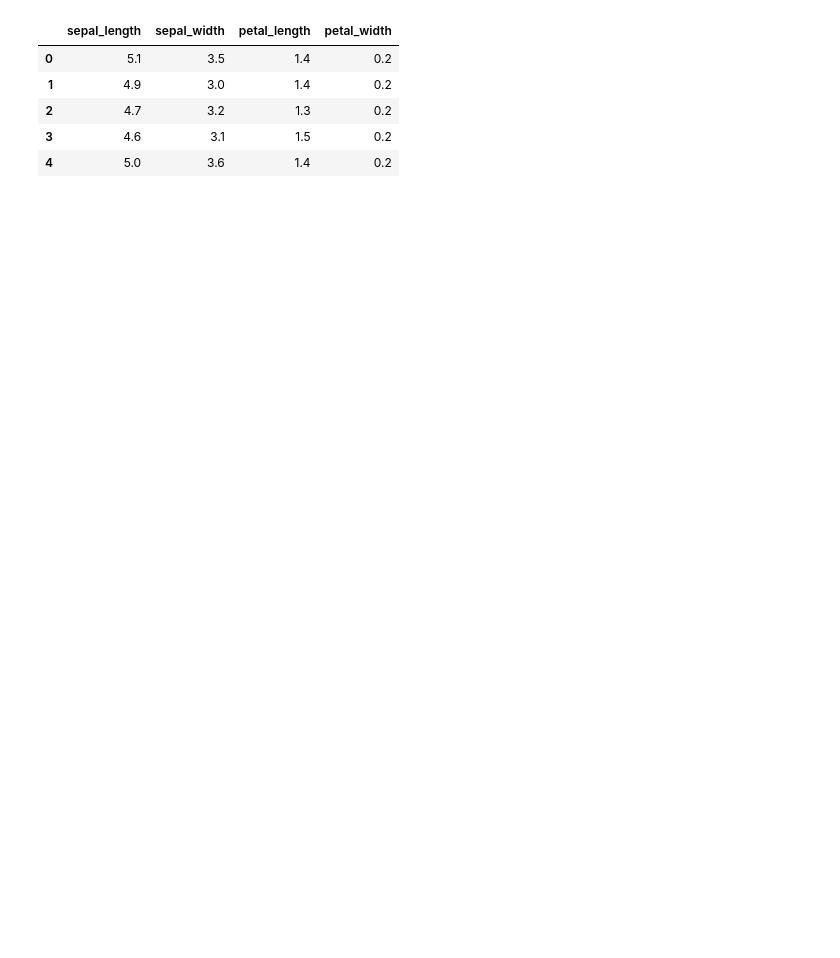
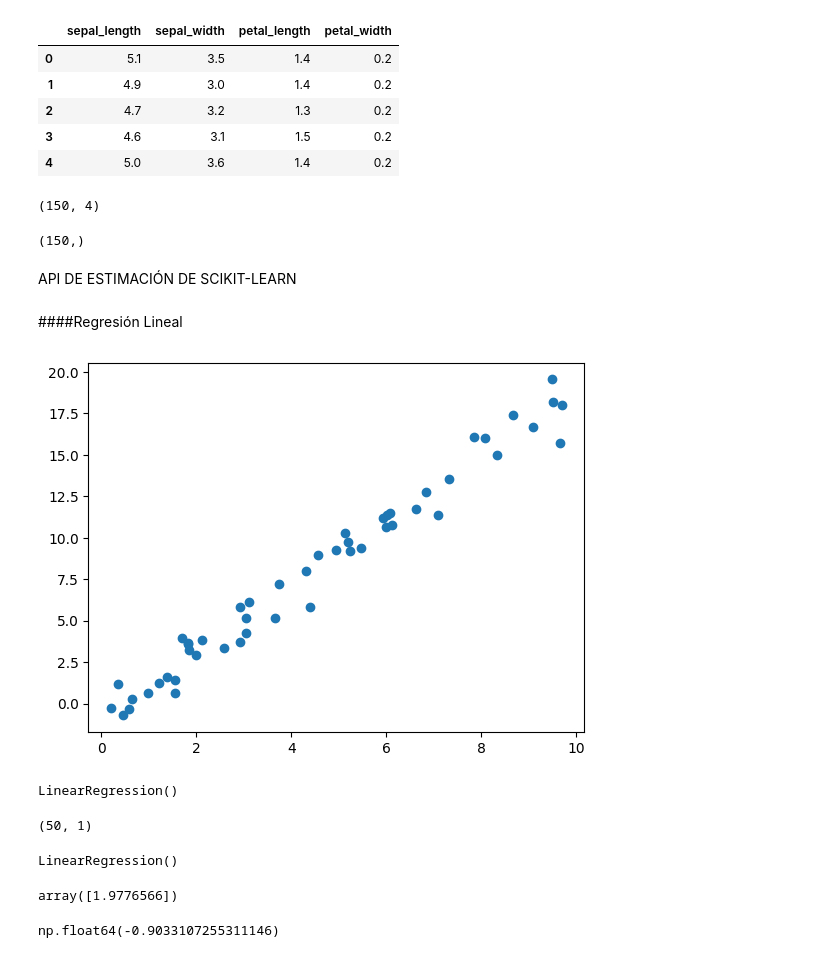
Before and after one commit to m-ony/mineria-de-datos, a Jupyter notebook: Minería_de_Datos.ipynb, the cells around one changed output. Drawn from its saved outputs; the diff is of its cells as text; code cells hidden in the pictures; blank space fills up the shorter version.

Commit message:
Scikit-Learn

```diff
--- a/Minería_de_Datos.ipynb
+++ b/Minería_de_Datos.ipynb
@@ -2682,3 +2682,27 @@ X.head()
 | 2 | 4.7 | 3.2 | 1.3 | 0.2 |
 | 3 | 4.6 | 3.1 | 1.5 | 0.2 |
 | 4 | 5.0 | 3.6 | 1.4 | 0.2 |
+# %%
+X_iris = iris.drop('species', axis=1)
+X_iris.shape
+# %% [output]
+(150, 4)
+# %%
+y_iris = iris['species']
+y_iris.shape
+# %% [output]
+(150,)
+# %% [markdown]
+API DE ESTIMACIÓN DE SCIKIT-LEARN
+# %% [markdown]
+####Regresión Lineal
+# %%
+import matplotlib.pyplot as plt
+import numpy as np
+#PUNTOS simulados
+rng = np.random.RandomState(42)
+x = 10 * rng.rand(50)
+y = 2 * x - 1 + rng.randn(50)
+plt.scatter(x, y); #genera una recta con los valores aleatorios
+# %% [output]
+[figure, added]
@@ -2684,0 +2712,25 @@ X.head()
+# %%
+#2. Elegir los hiperparámetros del modelo
+model = LinearRegression(fit_intercept=True)
+model
+# %% [output]
+LinearRegression()
+# %%
+#3. Organizar los datos en una matriz de características y vector objetivo
+X = x[:, np.newaxis] #: trae todos los renglones y solo una columna
+X.shape
+# %% [output]
+(50, 1)
+# %%
+#4. Ajusta el modelo a tus datos
+model.fit(X, y)
+# %% [output]
+LinearRegression()
+# %%
+model.coef_ #
+# %% [output]
+array([1.9776566])
+# %%
+model.intercept_ #VALOR DONDE CURUZA CON EL EJE DE LAS Y
+# %% [output]
+np.float64(-0.9033107255311146)
```
Also changed, not shown: parts of 31 cells of this notebook.
